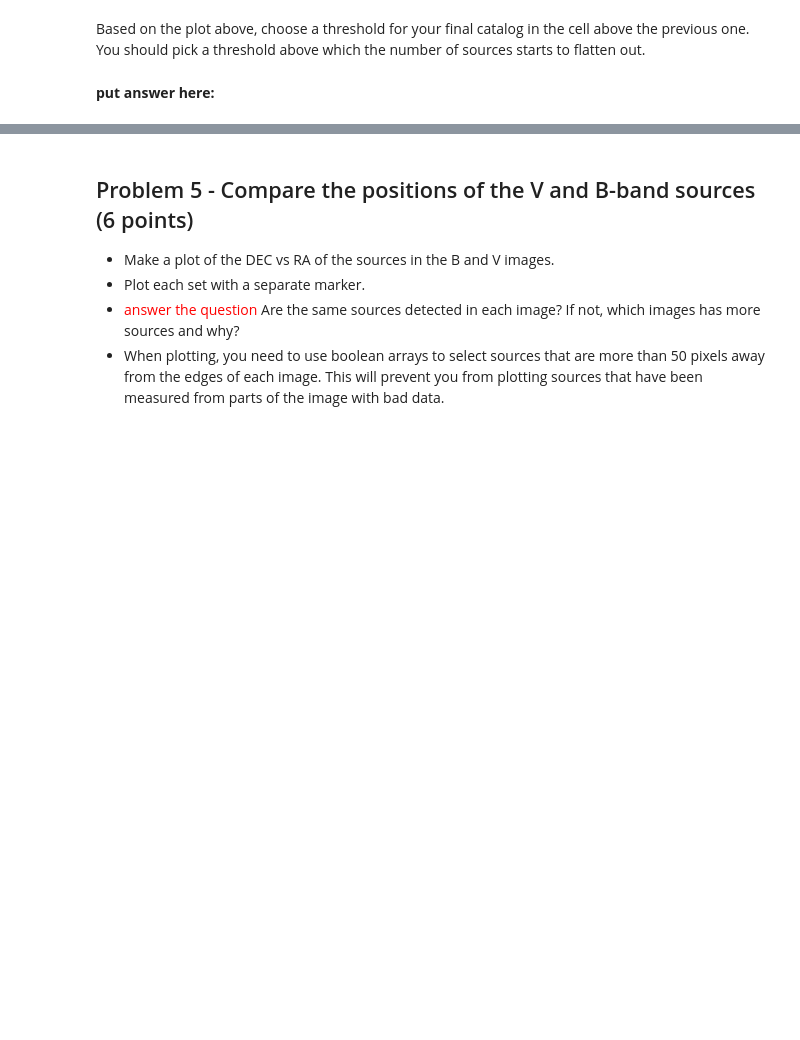
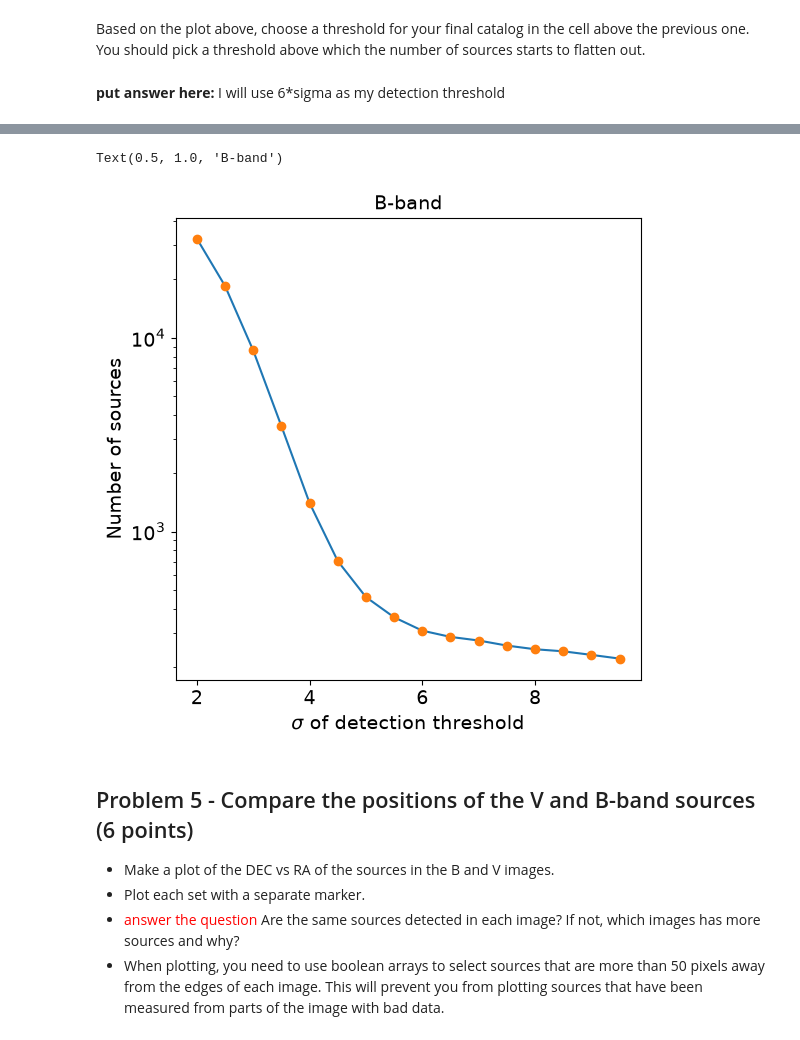
Before and after one commit to jwdisc1342/Reductionproject_student, a Jupyter notebook: cluster_photometry_student.ipynb, the cells around one changed output, grey strips where cells are left out. Saved outputs shown, nothing was run; the diff lists cells and outputs as text; code cells hidden in the pictures; blank space fills up the shorter version.

```diff
--- a/cluster_photometry_student.ipynb
+++ b/cluster_photometry_student.ipynb
@@ -473,4 +485,4 @@ Text(0.5, 1.0, 'B-band')
 # %% [markdown]
 Based on the plot above, choose a threshold for your final catalog in the cell above the previous one.  You should pick a threshold above which the number of sources starts to flatten out.
 # %% [markdown]
-**put answer here:**
+**put answer here:** I will use 6*sigma as my detection threshold
@@ -480,0 +489,31 @@ Based on the plot above, choose a threshold for your final catalog in the cell a
+# %%
+#********************
+#repeat for the V-band image
+#put your code here
+
+#Defining v-parameters
+data_v, header_v = fits.getdata('M29V.fits',header=True)
+mean_v, median_v, std_v = sigma_clipped_stats(data_v, sigma=3.0)
+sources_v = daofind(data_v - median_v) #Over 3000 sources!
+
+#set up an array of thresholds
+thresharr = np.arange(2.,10.,0.5)
+#initialize an array that will hold the number of sources that are detected at each threshold
+nsources_b = np.zeros(len(thresharr))
+#loop through the thresholds to find how many sources are detected at each threshold
+for ithresh,thresh in enumerate(thresharr):
+    daofind = DAOStarFinder(fwhm=4.531, threshold=thresh*std_b)
+    sources_btmp = daofind(data_b - median_b)
+    nsources_b[ithresh] = len(sources_btmp)
+
+#plot the number of sources at each threshold
+fig,ax = plt.subplots(figsize=(6,6))
+ax.plot(thresharr,nsources_b)
+ax.plot(thresharr,nsources_b, 'o')
+ax.set_yscale('log')
+ax.set_ylabel('Number of sources', fontsize=14)
+ax.set_xlabel(r'$\sigma$ of detection threshold', fontsize=14)
+ax.tick_params(axis='x', labelsize=14)
+ax.tick_params(axis='y', labelsize=14)
+ax.set_title('V-band', fontsize=14)
+# %% [output]
@@ -480,0 +521,2 @@ Based on the plot above, choose a threshold for your final catalog in the cell a
+Text(0.5, 1.0, 'B-band')
+[figure, added]
```
Also changed, not shown: parts of 13 cells of this notebook.
